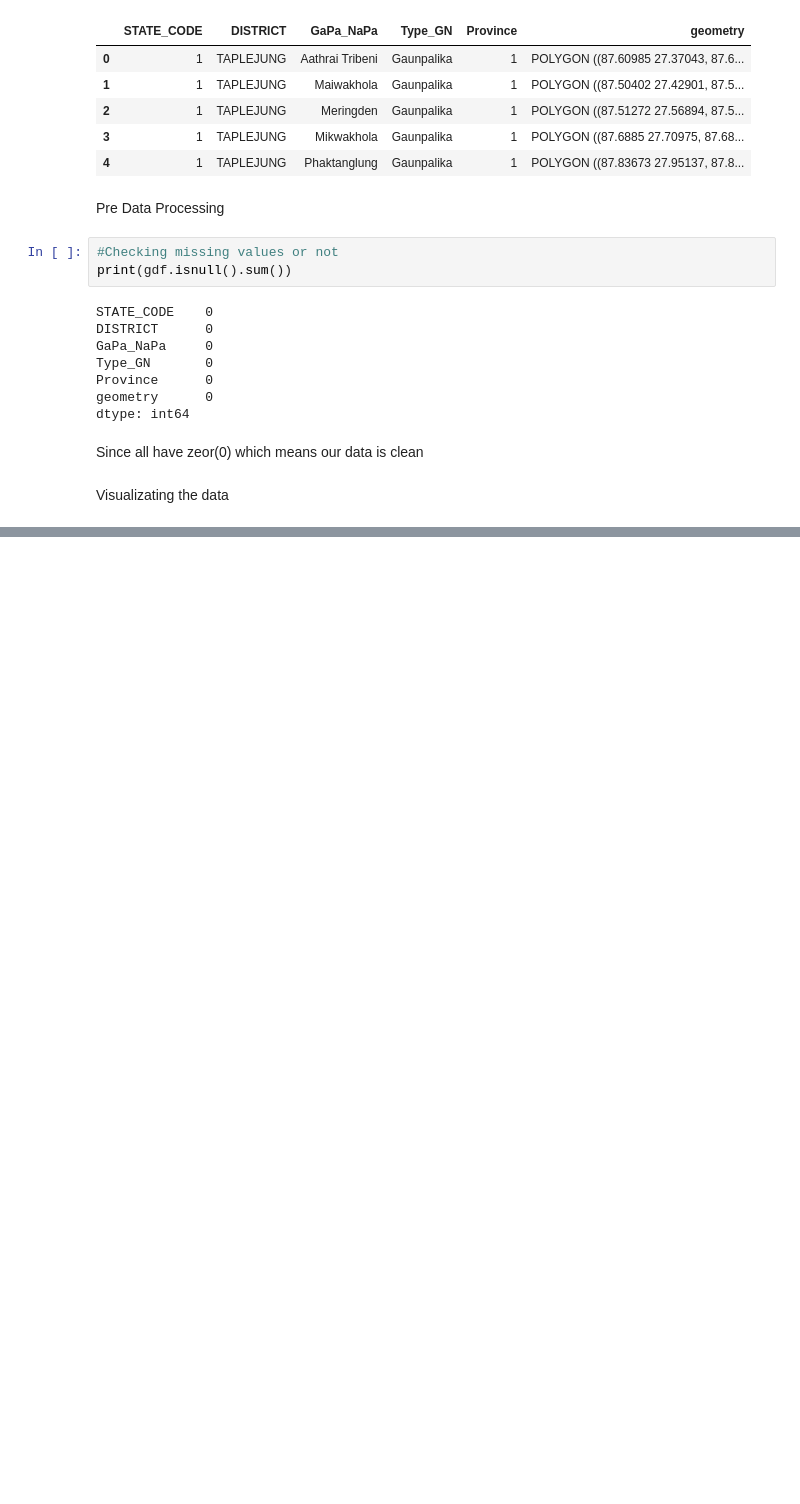
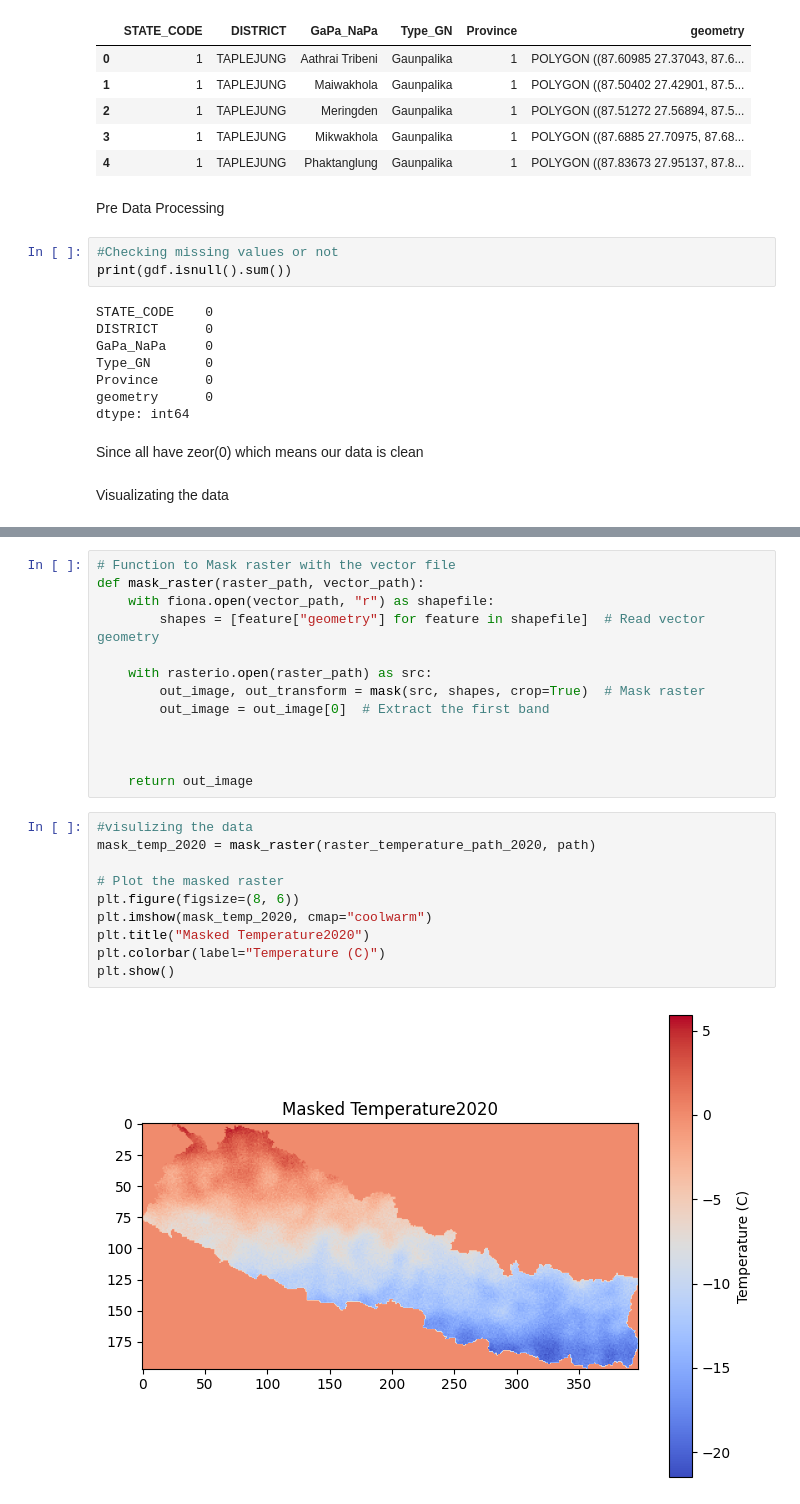
Before and after one commit to Omdena-NIC-Nepal/gis-data-science-assignment-makaisuman, a Jupyter notebook: NepalClimate.ipynb, the cells around one changed output, grey strips where cells are left out. Cells and saved outputs as stored; diff of their text form; blank space fills up the shorter version.

```diff
--- a/NepalClimate.ipynb
+++ b/NepalClimate.ipynb
@@ -54,0 +108,25 @@ plt.show()
+# %%
+# Function to Mask raster with the vector file
+def mask_raster(raster_path, vector_path):
+    with fiona.open(vector_path, "r") as shapefile:
+        shapes = [feature["geometry"] for feature in shapefile]  # Read vector geometry
+
+    with rasterio.open(raster_path) as src:
+        out_image, out_transform = mask(src, shapes, crop=True)  # Mask raster
+        out_image = out_image[0]  # Extract the first band
+
+
+
+    return out_image
+# %%
+#visulizing the data
+mask_temp_2020 = mask_raster(raster_temperature_path_2020, path)
+
+# Plot the masked raster
+plt.figure(figsize=(8, 6))
+plt.imshow(mask_temp_2020, cmap="coolwarm")
+plt.title("Masked Temperature2020")
+plt.colorbar(label="Temperature (C)")
+plt.show()
+# %% [output]
+[figure, added]
```
Also changed, not shown: parts of 32 cells of this notebook, 1 other file.
